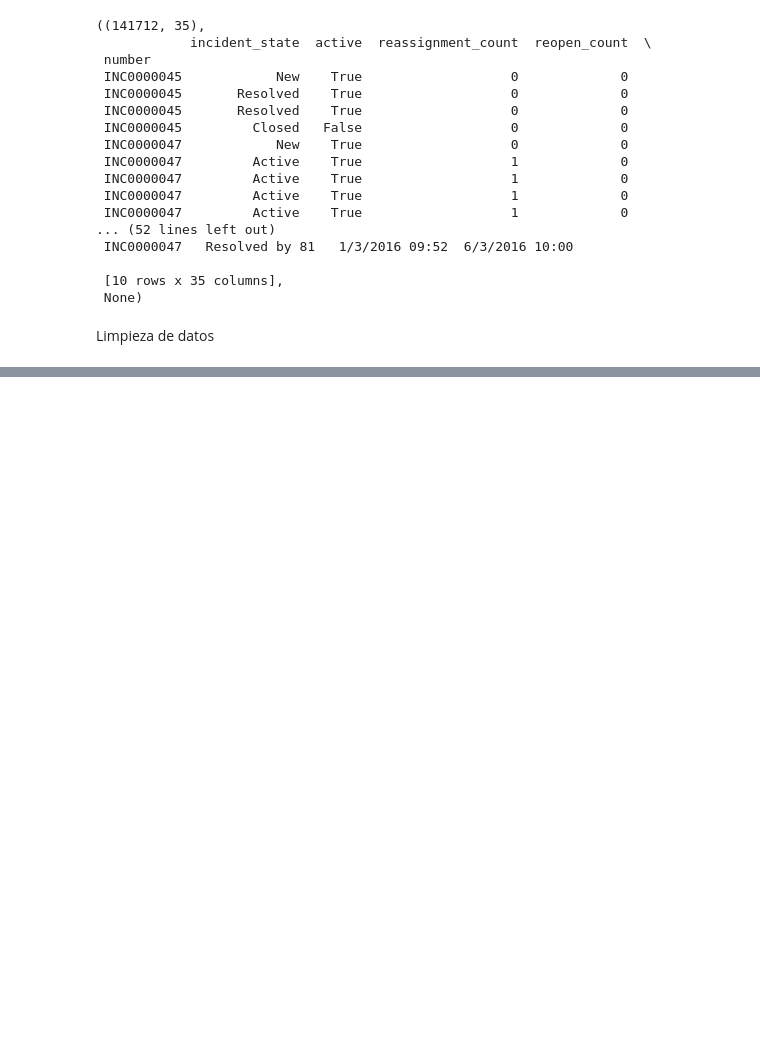
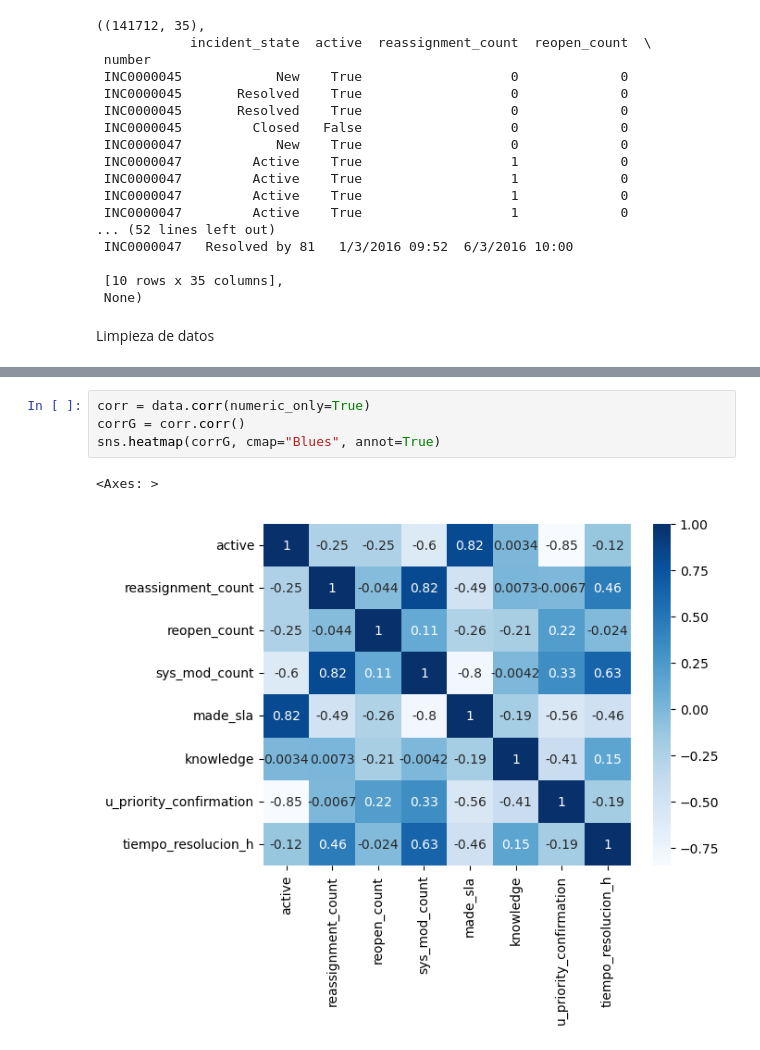
Before and after one commit to maortiza/PROYECTO-1-, a Jupyter notebook: PROYECTO 1.ipynb, the cells around one changed output, grey strips where cells are left out. Cells and saved outputs as stored; diff of their text form; blank space fills up the shorter version.

```diff
--- a/PROYECTO 1.ipynb
+++ b/PROYECTO 1.ipynb
@@ -127,0 +152,7 @@ NameError: name 'pd' is not defined
+# %%
+corr = data.corr(numeric_only=True)
+corrG = corr.corr()
+sns.heatmap(corrG, cmap="Blues", annot=True)
+# %% [output]
+<Axes: >
+[figure, added]
```
Also changed, not shown: parts of 2 cells of this notebook.
